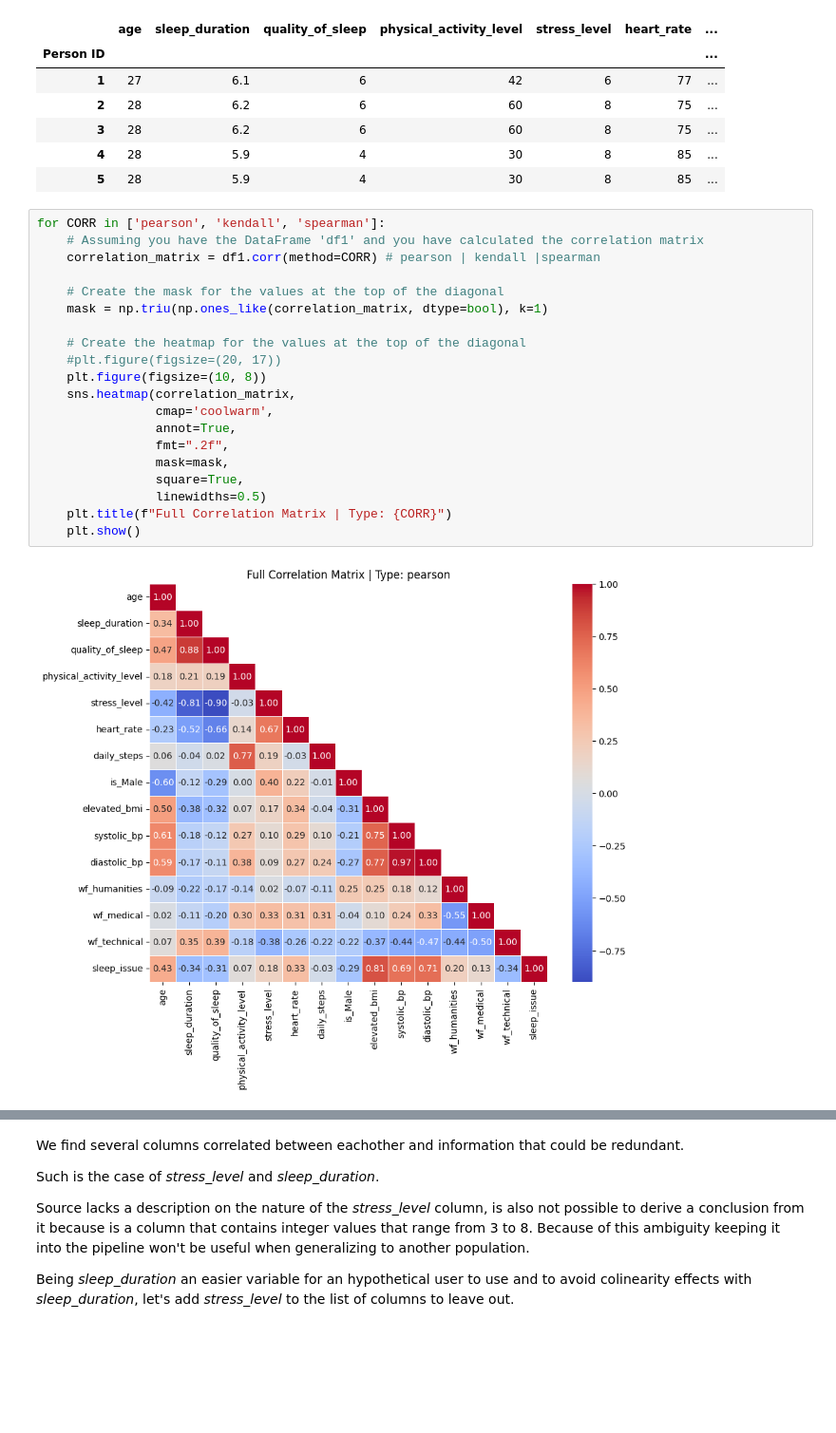
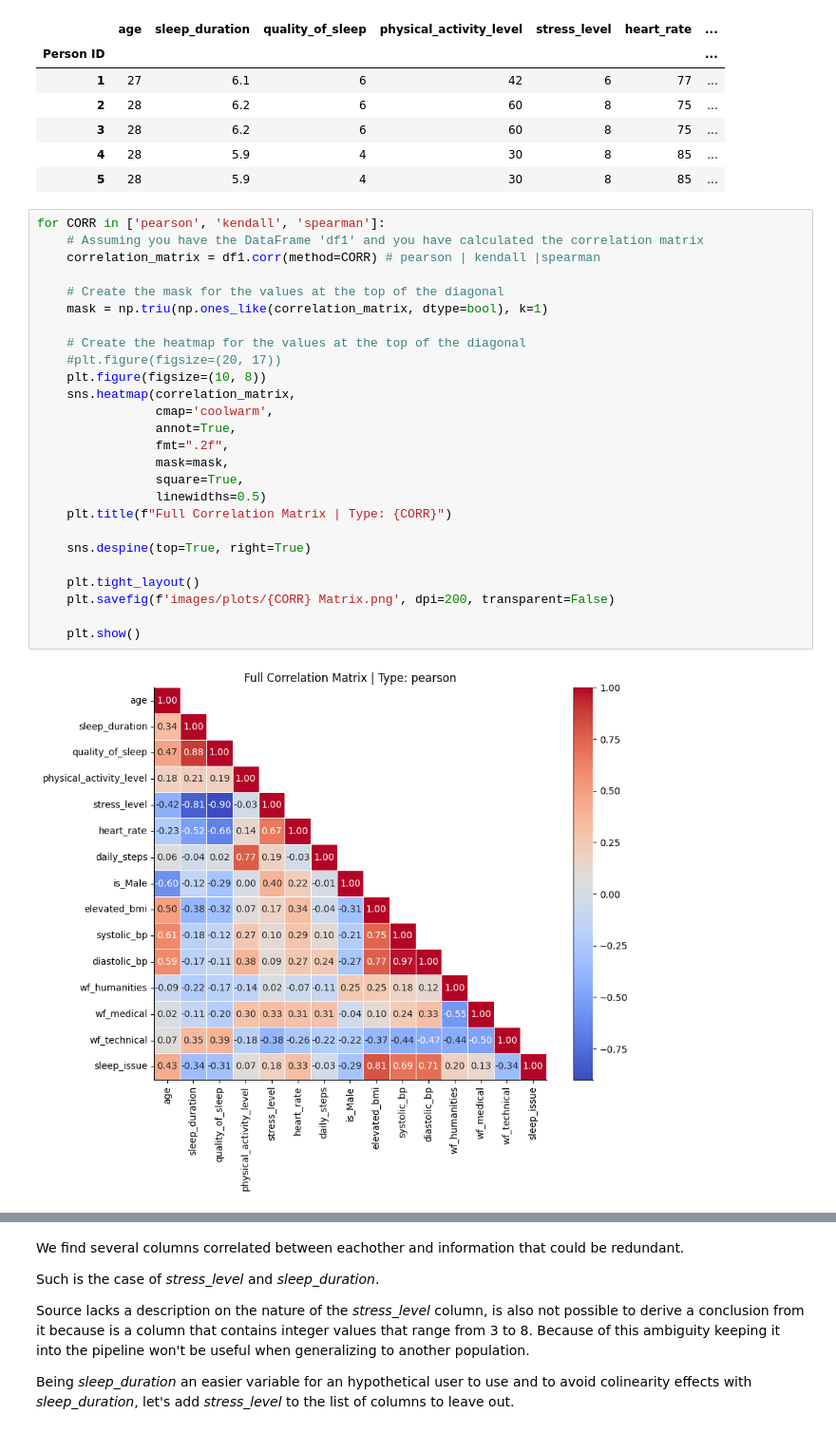
Before and after one commit to maikelps/SleepDisorder, a Jupyter notebook: Exploration.ipynb, the cells around one changed output, grey strips where cells are left out. Shown at 95% size. Drawn from its saved outputs; the diff is of its cells as text; blank space fills up the shorter version.

```diff
--- a/Exploration.ipynb
+++ b/Exploration.ipynb
@@ -219,22 +251,28 @@ df1.head()
 # %%
 for CORR in ['pearson', 'kendall', 'spearman']:
     # Assuming you have the DataFrame 'df1' and you have calculated the correlation matrix
     correlation_matrix = df1.corr(method=CORR) # pearson | kendall |spearman
 
     # Create the mask for the values at the top of the diagonal
     mask = np.triu(np.ones_like(correlation_matrix, dtype=bool), k=1)
 
     # Create the heatmap for the values at the top of the diagonal
     #plt.figure(figsize=(20, 17))
     plt.figure(figsize=(10, 8))
     sns.heatmap(correlation_matrix,
                 cmap='coolwarm',
                 annot=True,
                 fmt=".2f",
                 mask=mask,
                 square=True,
                 linewidths=0.5)
     plt.title(f"Full Correlation Matrix | Type: {CORR}")
+
+    sns.despine(top=True, right=True)
+
+    plt.tight_layout()
+    plt.savefig(f'images/plots/{CORR} Matrix.png', dpi=200, transparent=False)
+
     plt.show()
 # %% [output]
-[figure, old version]
+[figure, new version]
```
Also changed, not shown: parts of 29 cells of this notebook, 12 other files.
